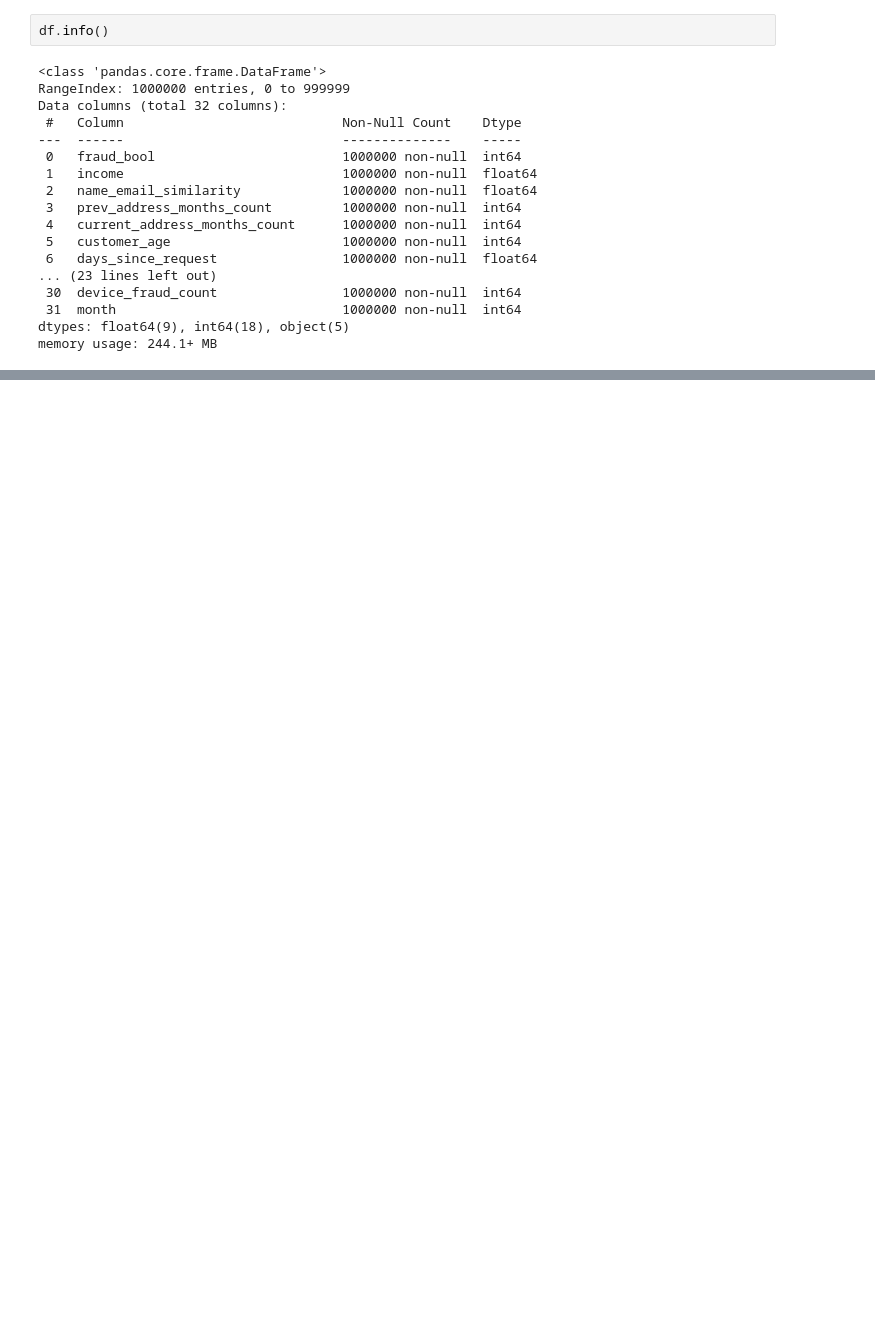
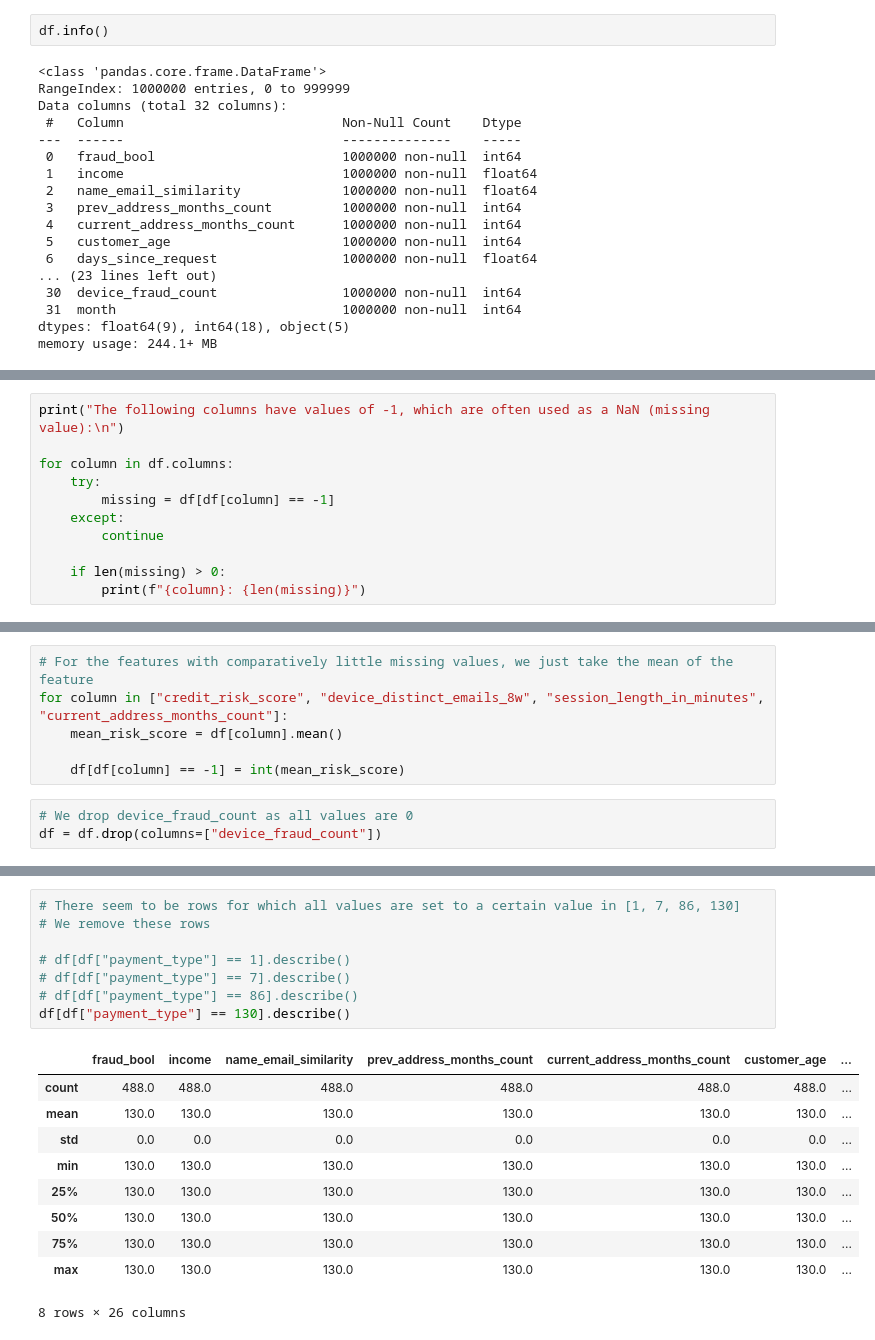
Before and after one commit to pepijn-lens/bankfraud, a Jupyter notebook: data_inspection.ipynb, the cells around one changed output, grey strips where cells are left out. Saved outputs shown, nothing was run; the diff lists cells and outputs as text; blank space fills up the shorter version.

```diff
--- a/data_inspection.ipynb
+++ b/data_inspection.ipynb
@@ -49,0 +55,11 @@ df.describe()
+# %%
+print("The following columns have values of -1, which are often used as a NaN (missing value):\n")
+
+for column in df.columns:
+    try:
+        missing = df[df[column] == -1]
+    except:
+        continue
+
+    if len(missing) > 0:
+        print(f"{column}: {len(missing)}")
@@ -49,0 +71,9 @@ df.describe()
+# %%
+# For the features with comparatively little missing values, we just take the mean of the feature
+for column in ["credit_risk_score", "device_distinct_emails_8w", "session_length_in_minutes", "current_address_months_count"]:
+    mean_risk_score = df[column].mean()
+
+    df[df[column] == -1] = int(mean_risk_score)
+# %%
+# We drop device_fraud_count as all values are 0
+df = df.drop(columns=["device_fraud_count"])
@@ -49,0 +127,19 @@ df.describe()
+# %%
+# There seem to be rows for which all values are set to a certain value in [1, 7, 86, 130]
+# We remove these rows
+
+# df[df["payment_type"] == 1].describe()
+# df[df["payment_type"] == 7].describe()
+# df[df["payment_type"] == 86].describe()
+df[df["payment_type"] == 130].describe()
+# %% [output]
+|  | fraud_bool | income | name_email_similarity | prev_address_months_count | current_address_months_count | customer_age | ... |
+| count | 488.0 | 488.0 | 488.0 | 488.0 | 488.0 | 488.0 | ... |
+| mean | 130.0 | 130.0 | 130.0 | 130.0 | 130.0 | 130.0 | ... |
+| std | 0.0 | 0.0 | 0.0 | 0.0 | 0.0 | 0.0 | ... |
+| min | 130.0 | 130.0 | 130.0 | 130.0 | 130.0 | 130.0 | ... |
+| 25% | 130.0 | 130.0 | 130.0 | 130.0 | 130.0 | 130.0 | ... |
+| 50% | 130.0 | 130.0 | 130.0 | 130.0 | 130.0 | 130.0 | ... |
+| 75% | 130.0 | 130.0 | 130.0 | 130.0 | 130.0 | 130.0 | ... |
+| max | 130.0 | 130.0 | 130.0 | 130.0 | 130.0 | 130.0 | ... |
+8 rows × 26 columns
```
Also changed, not shown: parts of 17 cells of this notebook, 1 other file.
